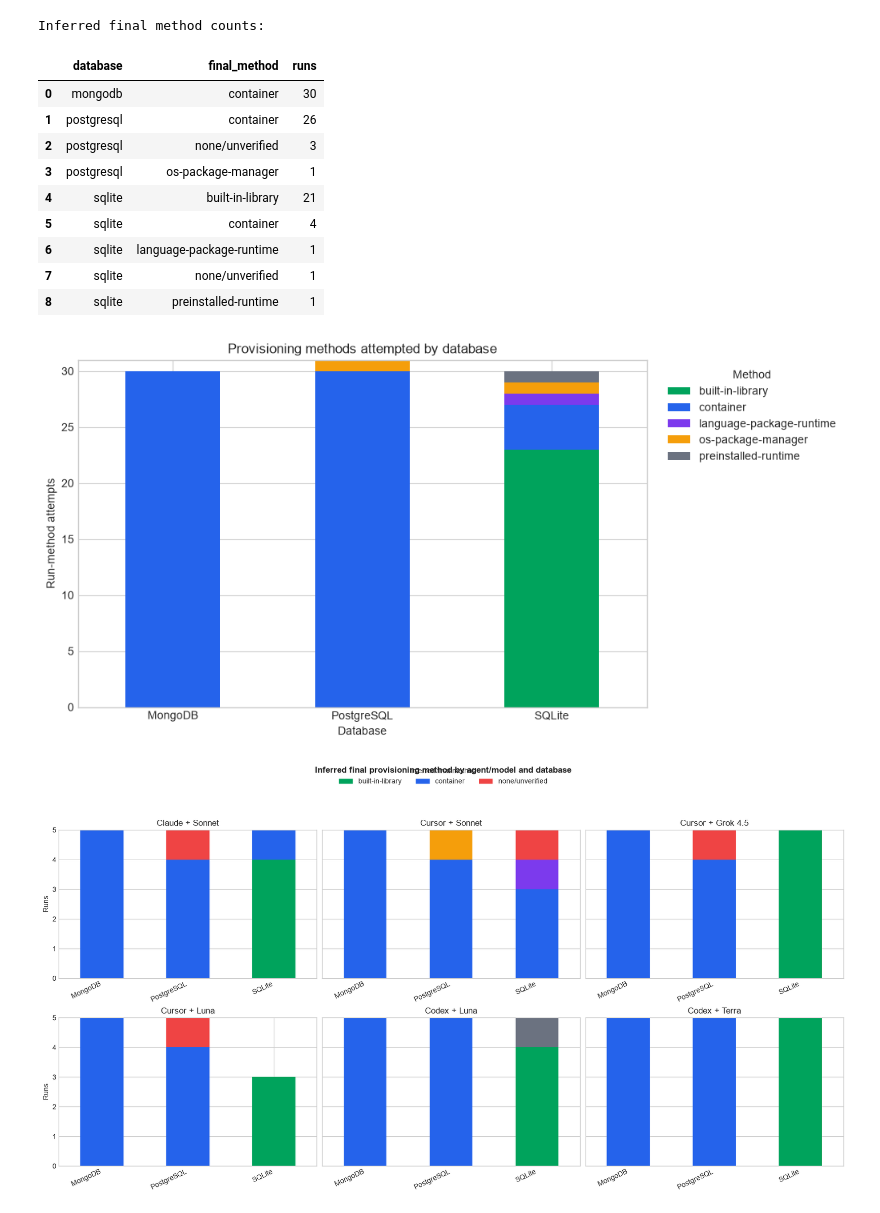
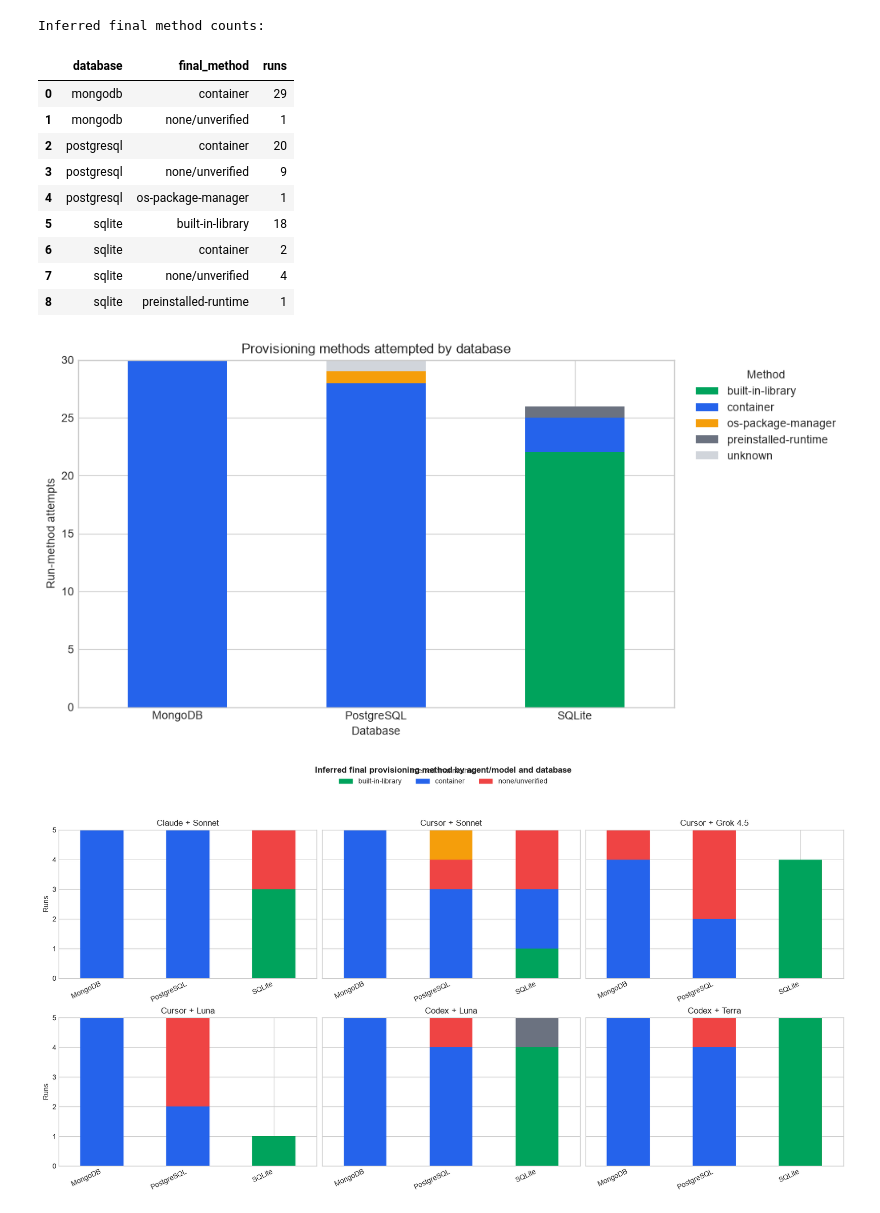
Before and after one commit to mongodb/ai-benchmarks, a Jupyter notebook: ax-experiments/database-provisioning/analysis/docker-host-n5-analysis.ipynb, the cells around one changed output. Saved outputs shown, nothing was run; the diff lists cells and outputs as text; code cells hidden in the pictures.

```diff
--- a/ax-experiments/database-provisioning/analysis/docker-host-n5-analysis.ipynb
+++ b/ax-experiments/database-provisioning/analysis/docker-host-n5-analysis.ipynb
@@ -590,7 +696,7 @@ else:
     extensions = [name for name in EXTENSION_ORDER if name in set(summary["extension"])]
     fig, axes = plt.subplots(2, 2, figsize=(16, 10), constrained_layout=True)
     fig.suptitle(
-        "Database provisioning — docker-host n=5 (6 extensions × 3 DBs)",
+        "Database provisioning — n=5 (6 extensions × 3 DBs, platform Docker)",
         fontsize=15,
         fontweight="bold",
     )
@@ -756,16 +866,28 @@ else:
         "built-in-library": "built_in_library_seq",
         "preinstalled-runtime": "preinstalled_runtime_seq",
     }
+    if method_evidence.empty:
+        method_evidence = pd.DataFrame(columns=["run_id", *sequence_columns.values()])
     for column in sequence_columns.values():
-        method_evidence[column] = pd.to_numeric(method_evidence[column]).fillna(0)
+        if column not in method_evidence.columns:
+            method_evidence[column] = 0
+        method_evidence[column] = pd.to_numeric(method_evidence[column], errors="coerce").fillna(0)
 
     method_runs = runs.merge(method_evidence, on="run_id", how="left")
+    for column in sequence_columns.values():
+        method_runs[column] = pd.to_numeric(method_runs[column], errors="coerce").fillna(0)
+
+    def _seq(row, column):
+        value = row.get(column, 0)
+        if value is None or (isinstance(value, float) and np.isnan(value)) or pd.isna(value):
+            return 0
+        return int(value)
 
     def classify_methods(row):
         ordered = [
-            (method, int(row.get(column, 0) or 0))
+            (method, _seq(row, column))
             for method, column in sequence_columns.items()
-            if int(row.get(column, 0) or 0) > 0
+            if _seq(row, column) > 0
         ]
         acquisition_methods = {
             "container",
@@ -780,7 +902,8 @@ else:
             ordered = [item for item in ordered if item[0] != "preinstalled-runtime"]
         ordered.sort(key=lambda item: item[1])
         attempted = [method for method, _ in ordered] or ["unknown"]
-        final = attempted[-1] if bool(row["both_tests_passed"]) else "none/unverified"
+        passed = bool(row.get("both_tests_passed") is True or row.get("both_tests_passed") == 1)
+        final = attempted[-1] if passed else "none/unverified"
         return attempted, final
 
     classified = method_runs.apply(classify_methods, axis=1)
@@ -886,13 +1008,13 @@ Attempted method counts (a fallback run may appear more than once):
 Inferred final method counts:
 |  | database | final_method | runs |
-| 0 | mongodb | container | 30 |
-| 1 | postgresql | container | 26 |
-| 2 | postgresql | none/unverified | 3 |
-| 3 | postgresql | os-package-manager | 1 |
-| 4 | sqlite | built-in-library | 21 |
-| 5 | sqlite | container | 4 |
-| 6 | sqlite | language-package-runtime | 1 |
-| 7 | sqlite | none/unverified | 1 |
+| 0 | mongodb | container | 29 |
+| 1 | mongodb | none/unverified | 1 |
+| 2 | postgresql | container | 20 |
+| 3 | postgresql | none/unverified | 9 |
+| 4 | postgresql | os-package-manager | 1 |
+| 5 | sqlite | built-in-library | 18 |
+| 6 | sqlite | container | 2 |
+| 7 | sqlite | none/unverified | 4 |
 | 8 | sqlite | preinstalled-runtime | 1 |
-[figure, old version]
+[figure, new version]
-[figure, old version]
+[figure, new version]
```
Also changed, not shown: parts of 31 cells of this notebook, 2 other files.
